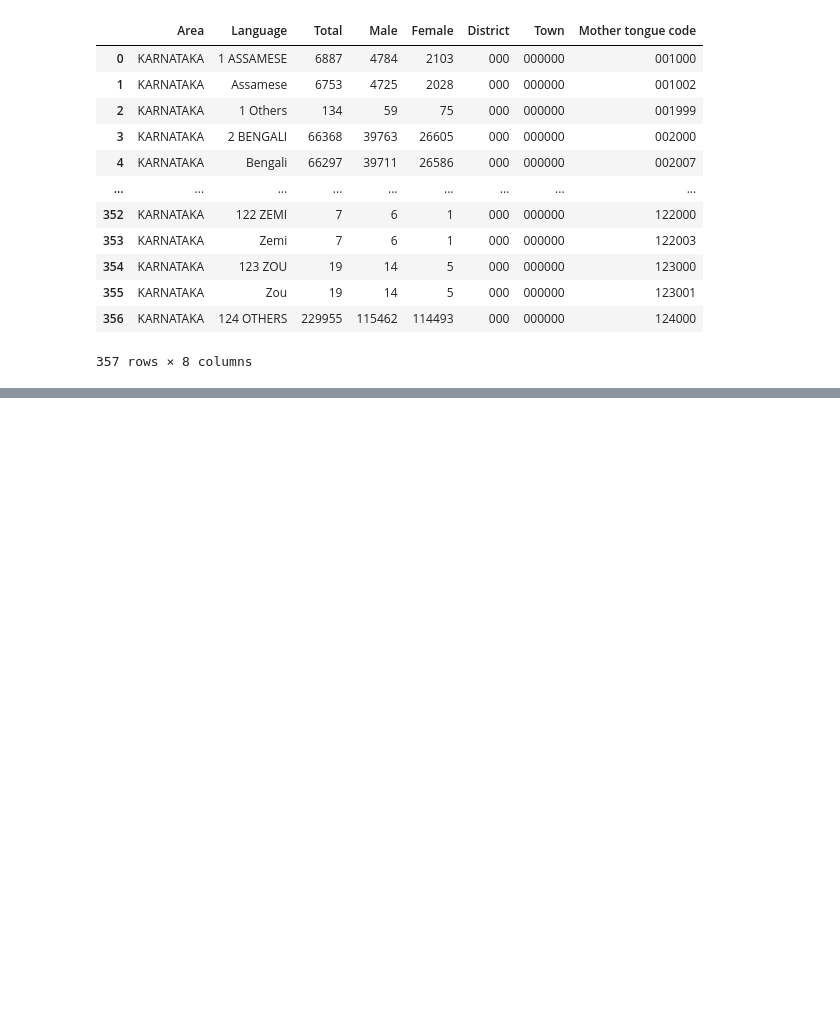
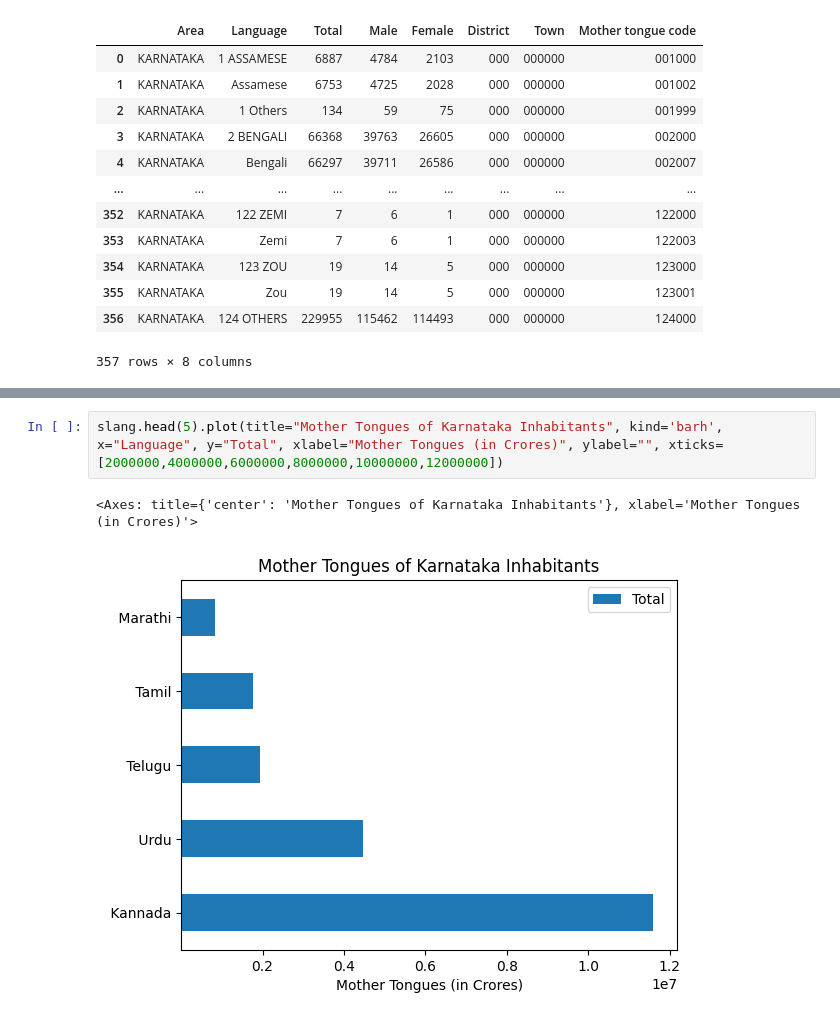
Before and after one commit to tam0w/language-eda, a Jupyter notebook: karnataka.ipynb, the cells around one changed output, grey strips where cells are left out. Drawn from its saved outputs; the diff is of its cells as text; blank space fills up the shorter version.

Commit message:
graph added

```diff
--- a/karnataka.ipynb
+++ b/karnataka.ipynb
@@ -241,0 +235,5 @@ slang
+# %%
+slang.head(5).plot(title="Mother Tongues of Karnataka Inhabitants", kind='barh', x="Language", y="Total", xlabel="Mother Tongues (in Crores)", ylabel="", xticks=[2000000,4000000,6000000,8000000,10000000,12000000])
+# %% [output]
+<Axes: title={'center': 'Mother Tongues of Karnataka Inhabitants'}, xlabel='Mother Tongues (in Crores)'>
+[figure, added]
```
Also changed, not shown: parts of 16 cells of this notebook.
